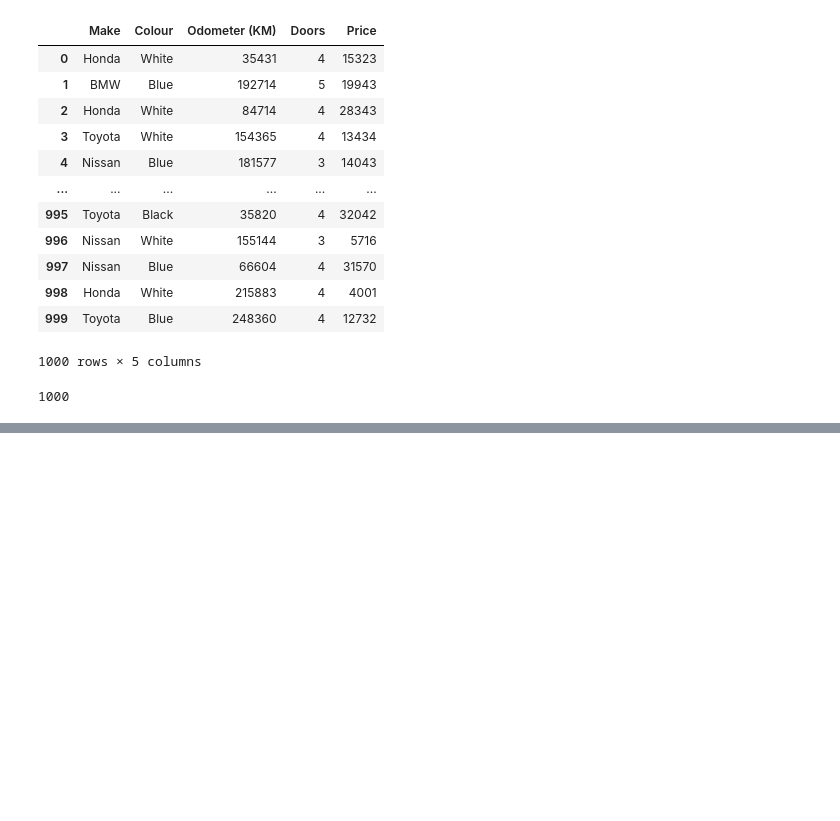
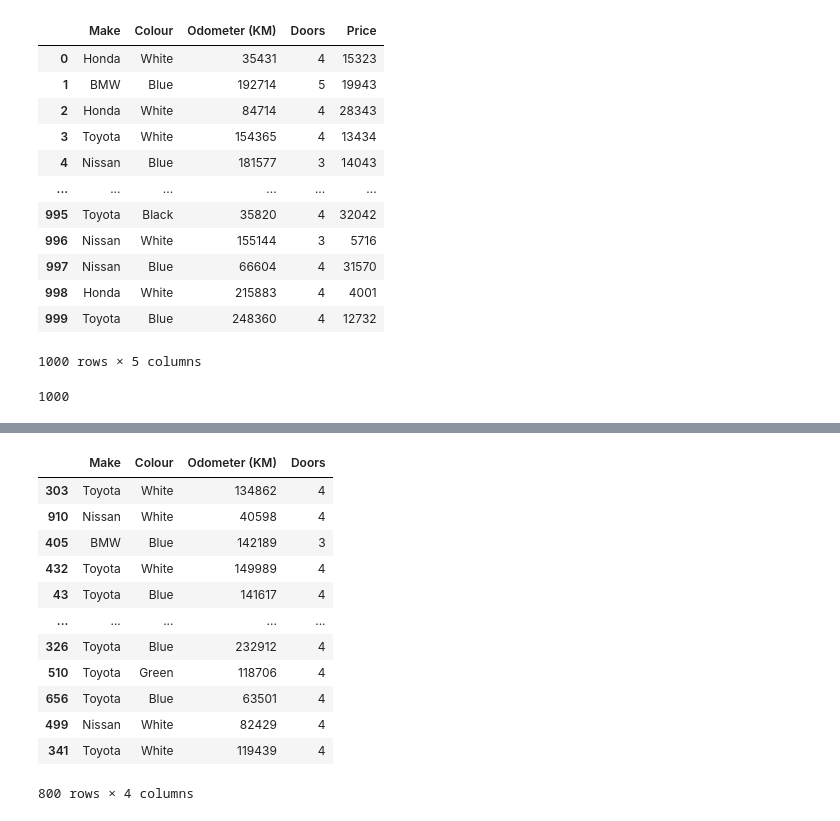
Before and after one commit to Asmit-Dhakal/Machine_Learning, a Jupyter notebook: Introduction-to-sklearn.ipynb, the cells around one changed output, grey strips where cells are left out. Saved outputs shown, nothing was run; the diff lists cells and outputs as text; code cells hidden in the pictures; blank space fills up the shorter version.

```diff
--- a/Introduction-to-sklearn.ipynb
+++ b/Introduction-to-sklearn.ipynb
@@ -298,0 +341,18 @@ AttributeError: 'DataFrame' object has no attribute 'dtype'
+# %%
+ x_train,x_test,y_train,y_test=train_test_split(x,y,test_size=0.2)
+# %%
+x_train
+# %% [output]
+|  | Make | Colour | Odometer (KM) | Doors |
+| 303 | Toyota | White | 134862 | 4 |
+| 910 | Nissan | White | 40598 | 4 |
+| 405 | BMW | Blue | 142189 | 3 |
+| 432 | Toyota | White | 149989 | 4 |
+| 43 | Toyota | Blue | 141617 | 4 |
+| ... | ... | ... | ... | ... |
+| 326 | Toyota | Blue | 232912 | 4 |
+| 510 | Toyota | Green | 118706 | 4 |
+| 656 | Toyota | Blue | 63501 | 4 |
+| 499 | Nissan | White | 82429 | 4 |
+| 341 | Toyota | White | 119439 | 4 |
+800 rows × 4 columns
```
Also changed, not shown: parts of 20 cells of this notebook, 1 other file.
